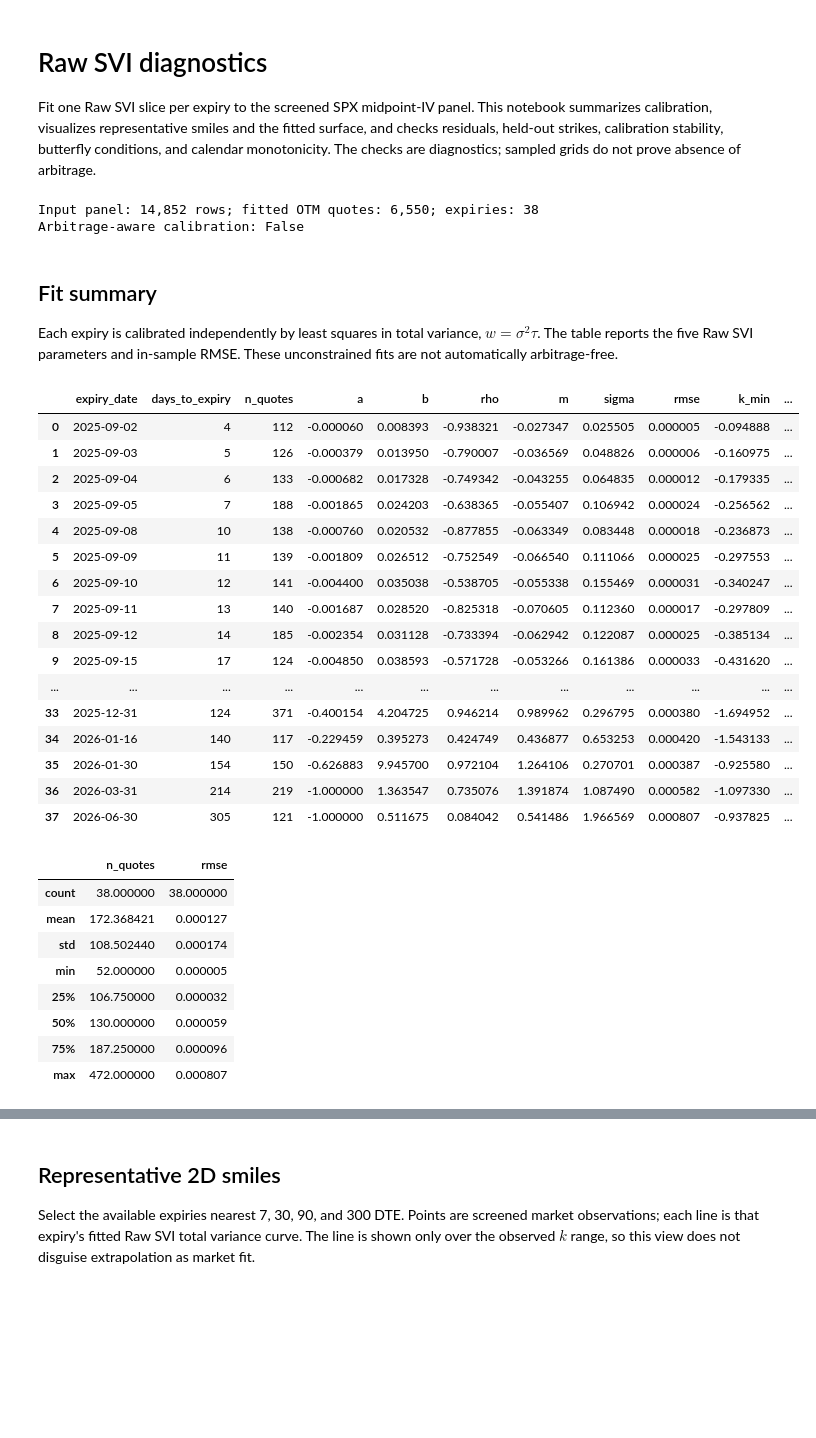
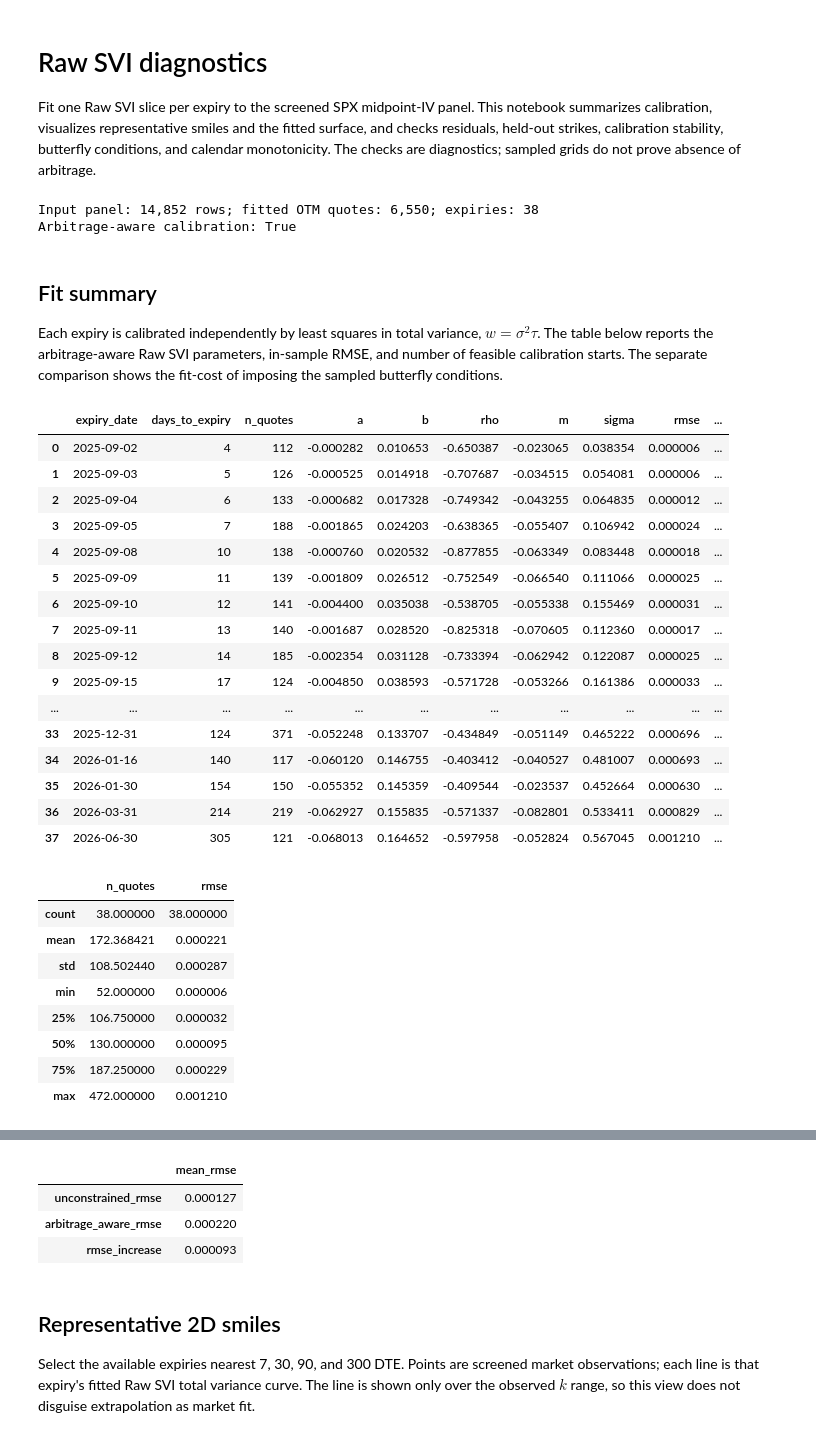
Before and after one commit to MMillward2012/Volatility-Forecasting-and-Options-Trading, a Jupyter notebook: notebooks/raw_svi_diagnostics.ipynb, the cells around one changed output, grey strips where cells are left out. Drawn from its saved outputs; the diff is of its cells as text; code cells hidden in the pictures; blank space fills up the shorter version.

```diff
--- a/notebooks/raw_svi_diagnostics.ipynb
+++ b/notebooks/raw_svi_diagnostics.ipynb
@@ -22,58 +22,66 @@ from src.raw_svi import (
 
 PANEL_PATH = ROOT / 'data/processed/spx_iv_panel_2025-08-29.csv'
 panel = pd.read_csv(PANEL_PATH, parse_dates=['quote_date', 'expiry_date'])
-result = fit_raw_svi_surface(panel)
-observations = result['observations'].copy()
-parameters = result['parameters_by_expiry'].copy()
+unconstrained_result = fit_raw_svi_surface(panel)
+arbitrage_aware_result = fit_raw_svi_surface(panel, enforce_arbitrage=True)
+observations = arbitrage_aware_result['observations'].copy()
+parameters = arbitrage_aware_result['parameters_by_expiry'].copy()
 observations['days_to_expiry'] = (observations['expiry_date'] - observations['quote_date']).dt.days
 observations['fitted_iv'] = np.sqrt(observations['fitted_w'] / observations['time_to_expiry'])
 observations['iv_residual'] = observations['fitted_iv'] - observations['mid_iv']
 print(f'Input panel: {len(panel):,} rows; fitted OTM quotes: {len(observations):,}; expiries: {len(parameters)}')
-print(f'Arbitrage-aware calibration: {result["arbitrage_constrained"]}')
+print(f'Arbitrage-aware calibration: {arbitrage_aware_result["arbitrage_constrained"]}')
 # %% [output]
 Input panel: 14,852 rows; fitted OTM quotes: 6,550; expiries: 38
-Arbitrage-aware calibration: False
+Arbitrage-aware calibration: True
 # %% [markdown]
 ## Fit summary
 
-Each expiry is calibrated independently by least squares in total variance, $w=\sigma^2\tau$. The table reports the five Raw SVI parameters and in-sample RMSE. These unconstrained fits are not automatically arbitrage-free.
+Each expiry is calibrated independently by least squares in total variance, $w=\sigma^2\tau$. The table below reports the arbitrage-aware Raw SVI parameters, in-sample RMSE, and number of feasible calibration starts. The separate comparison shows the fit-cost of imposing the sampled butterfly conditions.
 # %%
 fit_summary = parameters.merge(
     observations.groupby('expiry_date').agg(
         days_to_expiry=('days_to_expiry', 'first'),
         n_quotes=('market_w', 'size'),
         k_min=('log_moneyness', 'min'),
         k_max=('log_moneyness', 'max'),
     ).reset_index(),
     on='expiry_date',
 )
-fit_summary = fit_summary[['expiry_date', 'days_to_expiry', 'n_quotes', 'a', 'b', 'rho', 'm', 'sigma', 'rmse', 'k_min', 'k_max']]
+fit_summary = fit_summary[['expiry_date', 'days_to_expiry', 'n_quotes', 'a', 'b', 'rho', 'm', 'sigma', 'rmse', 'feasible_starts', 'k_min', 'k_max']]
 display(fit_summary.assign(expiry_date=fit_summary['expiry_date'].dt.strftime('%Y-%m-%d')).round(6))
 display(fit_summary[['n_quotes', 'rmse']].describe().round(6))
+
+unconstrained_rmse = unconstrained_result['parameters_by_expiry'][['expiry_date', 'rmse']].rename(columns={'rmse': 'unconstrained_rmse'})
+arbitrage_rmse = parameters[['expiry_date', 'rmse']].rename(columns={'rmse': 'arbitrage_aware_rmse'})
+rmse_comparison = unconstrained_rmse.merge(arbitrage_rmse, on='expiry_date', validate='one_to_one')
+rmse_comparison['rmse_increase'] = rmse_comparison['arbitrage_aware_rmse'] - rmse_comparison['unconstrained_rmse']
+display(rmse_comparison.assign(expiry_date=rmse_comparison['expiry_date'].dt.strftime('%Y-%m-%d')).round(7))
+display(rmse_comparison[['unconstrained_rmse', 'arbitrage_aware_rmse', 'rmse_increase']].mean().to_frame('mean_rmse').round(7))
 # %% [output]
-|  | expiry_date | days_to_expiry | n_quotes | a | b | rho | m | sigma | rmse | k_min | ... |
-| 0 | 2025-09-02 | 4 | 112 | -0.000060 | 0.008393 | -0.938321 | -0.027347 | 0.025505 | 0.000005 | -0.094888 | ... |
-| 1 | 2025-09-03 | 5 | 126 | -0.000379 | 0.013950 | -0.790007 | -0.036569 | 0.048826 | 0.000006 | -0.160975 | ... |
-| 2 | 2025-09-04 | 6 | 133 | -0.000682 | 0.017328 | -0.749342 | -0.043255 | 0.064835 | 0.000012 | -0.179335 | ... |
-| 3 | 2025-09-05 | 7 | 188 | -0.001865 | 0.024203 | -0.638365 | -0.055407 | 0.106942 | 0.000024 | -0.256562 | ... |
-| 4 | 2025-09-08 | 10 | 138 | -0.000760 | 0.020532 | -0.877855 | -0.063349 | 0.083448 | 0.000018 | -0.236873 | ... |
-| 5 | 2025-09-09 | 11 | 139 | -0.001809 | 0.026512 | -0.752549 | -0.066540 | 0.111066 | 0.000025 | -0.297553 | ... |
-| 6 | 2025-09-10 | 12 | 141 | -0.004400 | 0.035038 | -0.538705 | -0.055338 | 0.155469 | 0.000031 | -0.340247 | ... |
-| 7 | 2025-09-11 | 13 | 140 | -0.001687 | 0.028520 | -0.825318 | -0.070605 | 0.112360 | 0.000017 | -0.297809 | ... |
-| 8 | 2025-09-12 | 14 | 185 | -0.002354 | 0.031128 | -0.733394 | -0.062942 | 0.122087 | 0.000025 | -0.385134 | ... |
-| 9 | 2025-09-15 | 17 | 124 | -0.004850 | 0.038593 | -0.571728 | -0.053266 | 0.161386 | 0.000033 | -0.431620 | ... |
-| ... | ... | ... | ... | ... | ... | ... | ... | ... | ... | ... | ... |
-| 33 | 2025-12-31 | 124 | 371 | -0.400154 | 4.204725 | 0.946214 | 0.989962 | 0.296795 | 0.000380 | -1.694952 | ... |
-| 34 | 2026-01-16 | 140 | 117 | -0.229459 | 0.395273 | 0.424749 | 0.436877 | 0.653253 | 0.000420 | -1.543133 | ... |
-| 35 | 2026-01-30 | 154 | 150 | -0.626883 | 9.945700 | 0.972104 | 1.264106 | 0.270701 | 0.000387 | -0.925580 | ... |
-| 36 | 2026-03-31 | 214 | 219 | -1.000000 | 1.363547 | 0.735076 | 1.391874 | 1.087490 | 0.000582 | -1.097330 | ... |
-| 37 | 2026-06-30 | 305 | 121 | -1.000000 | 0.511675 | 0.084042 | 0.541486 | 1.966569 | 0.000807 | -0.937825 | ... |
+|  | expiry_date | days_to_expiry | n_quotes | a | b | rho | m | sigma | rmse | ... |
+| 0 | 2025-09-02 | 4 | 112 | -0.000282 | 0.010653 | -0.650387 | -0.023065 | 0.038354 | 0.000006 | ... |
+| 1 | 2025-09-03 | 5 | 126 | -0.000525 | 0.014918 | -0.707687 | -0.034515 | 0.054081 | 0.000006 | ... |
+| 2 | 2025-09-04 | 6 | 133 | -0.000682 | 0.017328 | -0.749342 | -0.043255 | 0.064835 | 0.000012 | ... |
+| 3 | 2025-09-05 | 7 | 188 | -0.001865 | 0.024203 | -0.638365 | -0.055407 | 0.106942 | 0.000024 | ... |
+| 4 | 2025-09-08 | 10 | 138 | -0.000760 | 0.020532 | -0.877855 | -0.063349 | 0.083448 | 0.000018 | ... |
+| 5 | 2025-09-09 | 11 | 139 | -0.001809 | 0.026512 | -0.752549 | -0.066540 | 0.111066 | 0.000025 | ... |
+| 6 | 2025-09-10 | 12 | 141 | -0.004400 | 0.035038 | -0.538705 | -0.055338 | 0.155469 | 0.000031 | ... |
+| 7 | 2025-09-11 | 13 | 140 | -0.001687 | 0.028520 | -0.825318 | -0.070605 | 0.112360 | 0.000017 | ... |
+| 8 | 2025-09-12 | 14 | 185 | -0.002354 | 0.031128 | -0.733394 | -0.062942 | 0.122087 | 0.000025 | ... |
+| 9 | 2025-09-15 | 17 | 124 | -0.004850 | 0.038593 | -0.571728 | -0.053266 | 0.161386 | 0.000033 | ... |
+| ... | ... | ... | ... | ... | ... | ... | ... | ... | ... | ... |
+| 33 | 2025-12-31 | 124 | 371 | -0.052248 | 0.133707 | -0.434849 | -0.051149 | 0.465222 | 0.000696 | ... |
+| 34 | 2026-01-16 | 140 | 117 | -0.060120 | 0.146755 | -0.403412 | -0.040527 | 0.481007 | 0.000693 | ... |
+| 35 | 2026-01-30 | 154 | 150 | -0.055352 | 0.145359 | -0.409544 | -0.023537 | 0.452664 | 0.000630 | ... |
+| 36 | 2026-03-31 | 214 | 219 | -0.062927 | 0.155835 | -0.571337 | -0.082801 | 0.533411 | 0.000829 | ... |
+| 37 | 2026-06-30 | 305 | 121 | -0.068013 | 0.164652 | -0.597958 | -0.052824 | 0.567045 | 0.001210 | ... |
 |  | n_quotes | rmse |
 | count | 38.000000 | 38.000000 |
-| mean | 172.368421 | 0.000127 |
-| std | 108.502440 | 0.000174 |
-| min | 52.000000 | 0.000005 |
+| mean | 172.368421 | 0.000221 |
+| std | 108.502440 | 0.000287 |
+| min | 52.000000 | 0.000006 |
 | 25% | 106.750000 | 0.000032 |
-| 50% | 130.000000 | 0.000059 |
-| 75% | 187.250000 | 0.000096 |
-| max | 472.000000 | 0.000807 |
+| 50% | 130.000000 | 0.000095 |
+| 75% | 187.250000 | 0.000229 |
+| max | 472.000000 | 0.001210 |
@@ -80,3 +105,7 @@ display(fit_summary[['n_quotes', 'rmse']].describe().round(6))
+|  | mean_rmse |
+| unconstrained_rmse | 0.000127 |
+| arbitrage_aware_rmse | 0.000220 |
+| rmse_increase | 0.000093 |
 # %% [markdown]
 ## Representative 2D smiles
 
```
Also changed, not shown: parts of 8 cells of this notebook, 2 other files.
